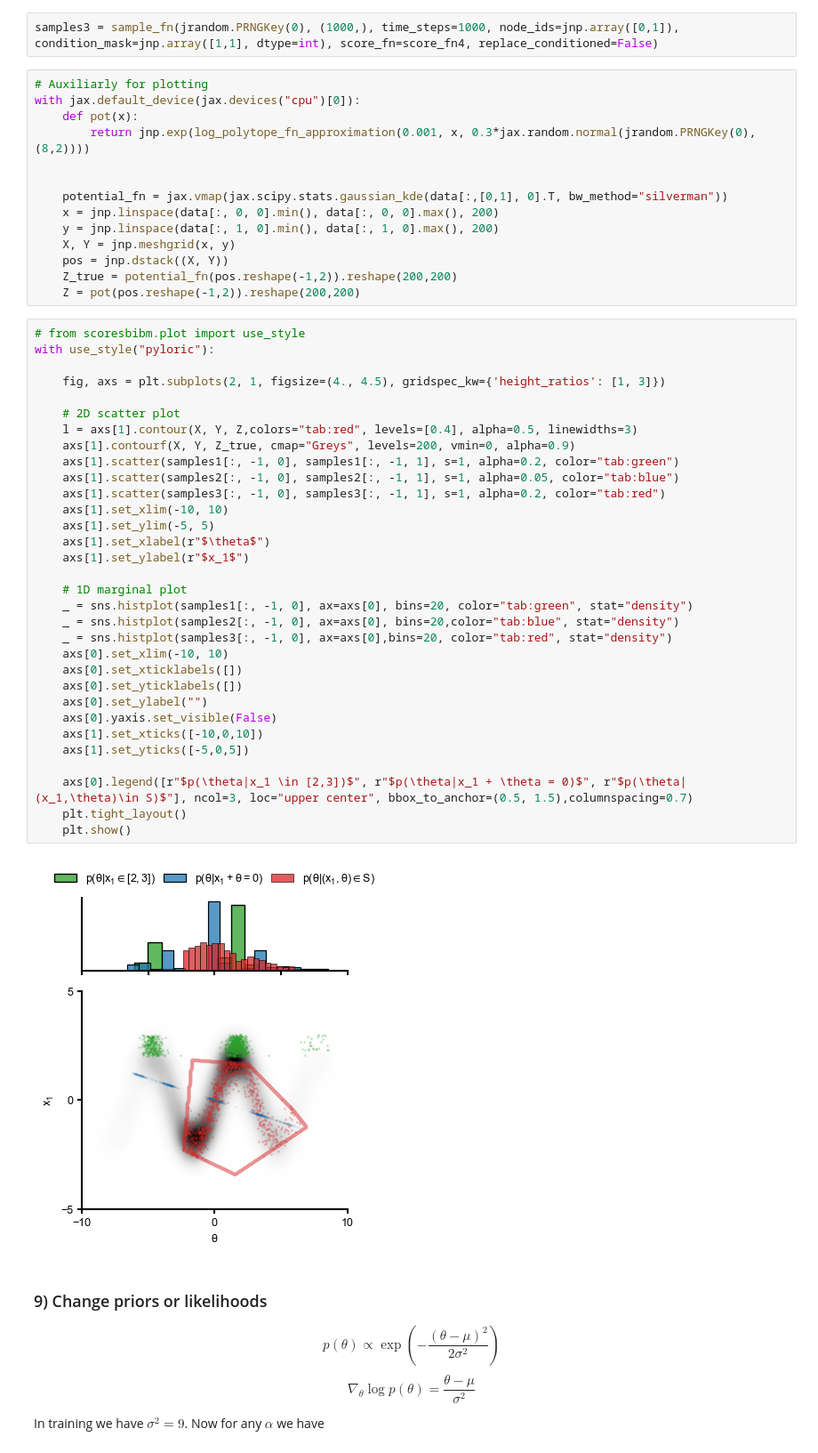
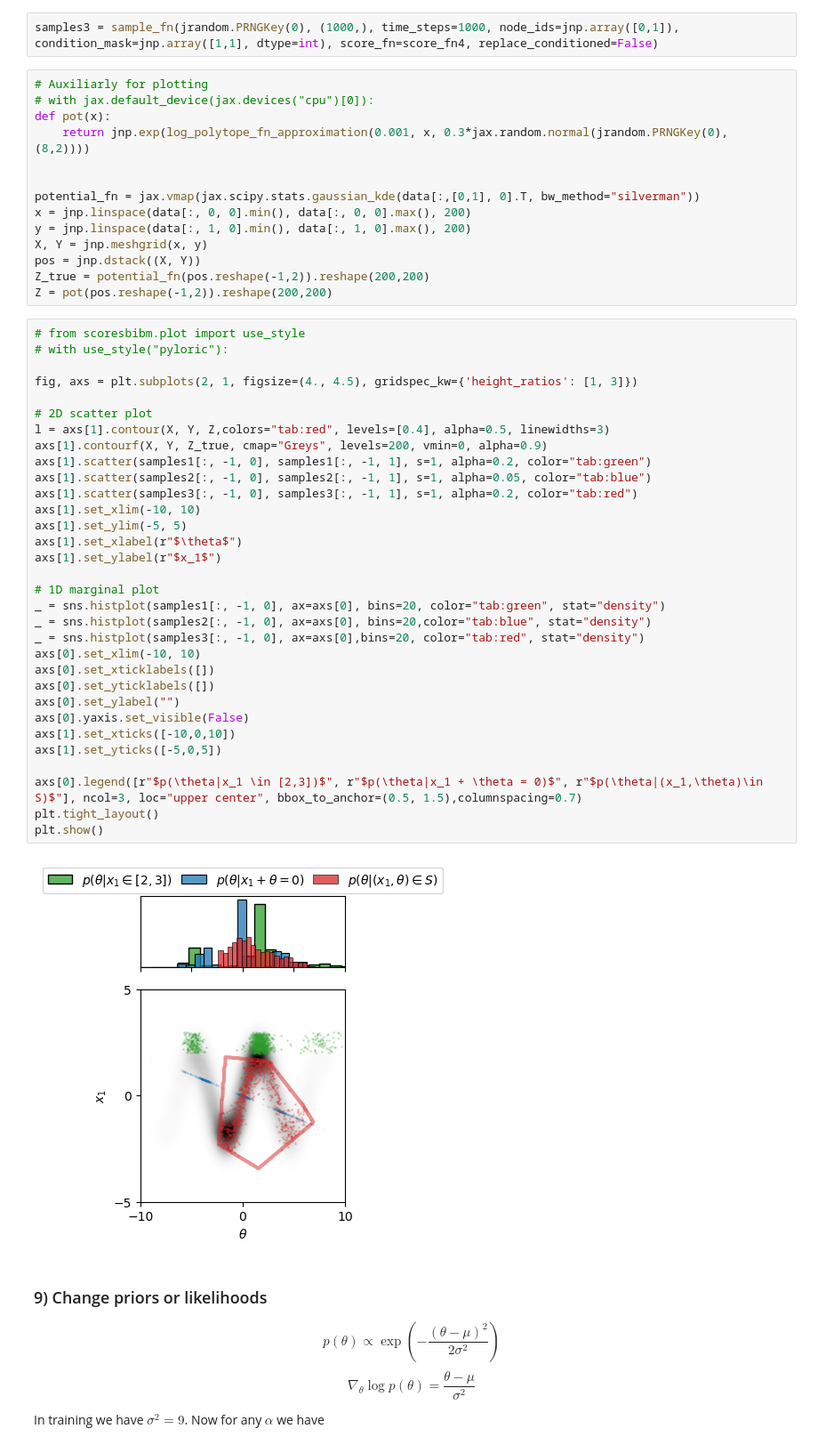
Before and after one commit to aurelio-amerio/diffusion, a Jupyter notebook: devel/base-example-sbi/1_minimal_code_example_simformer.ipynb, the cells around one changed output. Shown at 89% size. Cells and saved outputs as stored; diff of their text form.

```diff
--- a/devel/base-example-sbi/1_minimal_code_example_simformer.ipynb
+++ b/devel/base-example-sbi/1_minimal_code_example_simformer.ipynb
@@ -529,52 +522,52 @@ samples2 = sample_fn(jrandom.PRNGKey(0), (1000,), time_steps=1000, node_ids=jnp.
 samples3 = sample_fn(jrandom.PRNGKey(0), (1000,), time_steps=1000, node_ids=jnp.array([0,1]), condition_mask=jnp.array([1,1], dtype=int), score_fn=score_fn4, replace_conditioned=False)
 # %%
 # Auxiliarly for plotting
-with jax.default_device(jax.devices("cpu")[0]):
-    def pot(x):
-        return jnp.exp(log_polytope_fn_approximation(0.001, x, 0.3*jax.random.normal(jrandom.PRNGKey(0), (8,2))))
+# with jax.default_device(jax.devices("cpu")[0]):
+def pot(x):
+    return jnp.exp(log_polytope_fn_approximation(0.001, x, 0.3*jax.random.normal(jrandom.PRNGKey(0), (8,2))))
 
 
-    potential_fn = jax.vmap(jax.scipy.stats.gaussian_kde(data[:,[0,1], 0].T, bw_method="silverman"))
-    x = jnp.linspace(data[:, 0, 0].min(), data[:, 0, 0].max(), 200)
-    y = jnp.linspace(data[:, 1, 0].min(), data[:, 1, 0].max(), 200)
-    X, Y = jnp.meshgrid(x, y)
-    pos = jnp.dstack((X, Y))
-    Z_true = potential_fn(pos.reshape(-1,2)).reshape(200,200)
-    Z = pot(pos.reshape(-1,2)).reshape(200,200)
+potential_fn = jax.vmap(jax.scipy.stats.gaussian_kde(data[:,[0,1], 0].T, bw_method="silverman"))
+x = jnp.linspace(data[:, 0, 0].min(), data[:, 0, 0].max(), 200)
+y = jnp.linspace(data[:, 1, 0].min(), data[:, 1, 0].max(), 200)
+X, Y = jnp.meshgrid(x, y)
+pos = jnp.dstack((X, Y))
+Z_true = potential_fn(pos.reshape(-1,2)).reshape(200,200)
+Z = pot(pos.reshape(-1,2)).reshape(200,200)
 # %%
 # from scoresbibm.plot import use_style
-with use_style("pyloric"):
+# with use_style("pyloric"):
 
-    fig, axs = plt.subplots(2, 1, figsize=(4., 4.5), gridspec_kw={'height_ratios': [1, 3]})
+fig, axs = plt.subplots(2, 1, figsize=(4., 4.5), gridspec_kw={'height_ratios': [1, 3]})
 
-    # 2D scatter plot
-    l = axs[1].contour(X, Y, Z,colors="tab:red", levels=[0.4], alpha=0.5, linewidths=3)
-    axs[1].contourf(X, Y, Z_true, cmap="Greys", levels=200, vmin=0, alpha=0.9)
-    axs[1].scatter(samples1[:, -1, 0], samples1[:, -1, 1], s=1, alpha=0.2, color="tab:green")
-    axs[1].scatter(samples2[:, -1, 0], samples2[:, -1, 1], s=1, alpha=0.05, color="tab:blue")
-    axs[1].scatter(samples3[:, -1, 0], samples3[:, -1, 1], s=1, alpha=0.2, color="tab:red")
-    axs[1].set_xlim(-10, 10)
-    axs[1].set_ylim(-5, 5)
-    axs[1].set_xlabel(r"$\theta$")
-    axs[1].set_ylabel(r"$x_1$")
+# 2D scatter plot
+l = axs[1].contour(X, Y, Z,colors="tab:red", levels=[0.4], alpha=0.5, linewidths=3)
+axs[1].contourf(X, Y, Z_true, cmap="Greys", levels=200, vmin=0, alpha=0.9)
+axs[1].scatter(samples1[:, -1, 0], samples1[:, -1, 1], s=1, alpha=0.2, color="tab:green")
+axs[1].scatter(samples2[:, -1, 0], samples2[:, -1, 1], s=1, alpha=0.05, color="tab:blue")
+axs[1].scatter(samples3[:, -1, 0], samples3[:, -1, 1], s=1, alpha=0.2, color="tab:red")
+axs[1].set_xlim(-10, 10)
+axs[1].set_ylim(-5, 5)
+axs[1].set_xlabel(r"$\theta$")
+axs[1].set_ylabel(r"$x_1$")
 
-    # 1D marginal plot
-    _ = sns.histplot(samples1[:, -1, 0], ax=axs[0], bins=20, color="tab:green", stat="density")
-    _ = sns.histplot(samples2[:, -1, 0], ax=axs[0], bins=20,color="tab:blue", stat="density")
-    _ = sns.histplot(samples3[:, -1, 0], ax=axs[0],bins=20, color="tab:red", stat="density")
-    axs[0].set_xlim(-10, 10)
-    axs[0].set_xticklabels([])
-    axs[0].set_yticklabels([])
-    axs[0].set_ylabel("")
-    axs[0].yaxis.set_visible(False)
-    axs[1].set_xticks([-10,0,10])
-    axs[1].set_yticks([-5,0,5])
+# 1D marginal plot
+_ = sns.histplot(samples1[:, -1, 0], ax=axs[0], bins=20, color="tab:green", stat="density")
+_ = sns.histplot(samples2[:, -1, 0], ax=axs[0], bins=20,color="tab:blue", stat="density")
+_ = sns.histplot(samples3[:, -1, 0], ax=axs[0],bins=20, color="tab:red", stat="density")
+axs[0].set_xlim(-10, 10)
+axs[0].set_xticklabels([])
+axs[0].set_yticklabels([])
+axs[0].set_ylabel("")
+axs[0].yaxis.set_visible(False)
+axs[1].set_xticks([-10,0,10])
+axs[1].set_yticks([-5,0,5])
 
-    axs[0].legend([r"$p(\theta|x_1 \in [2,3])$", r"$p(\theta|x_1 + \theta = 0)$", r"$p(\theta|(x_1,\theta)\in S)$"], ncol=3, loc="upper center", bbox_to_anchor=(0.5, 1.5),columnspacing=0.7)
-    plt.tight_layout()
-    plt.show()
+axs[0].legend([r"$p(\theta|x_1 \in [2,3])$", r"$p(\theta|x_1 + \theta = 0)$", r"$p(\theta|(x_1,\theta)\in S)$"], ncol=3, loc="upper center", bbox_to_anchor=(0.5, 1.5),columnspacing=0.7)
+plt.tight_layout()
+plt.show()
 # %% [output]
-[figure, old version]
+[figure, new version]
 # %% [markdown]
 ### 9) Change priors or likelihoods
 
```
Also changed, not shown: parts of 7 cells of this notebook, 4 other files.
